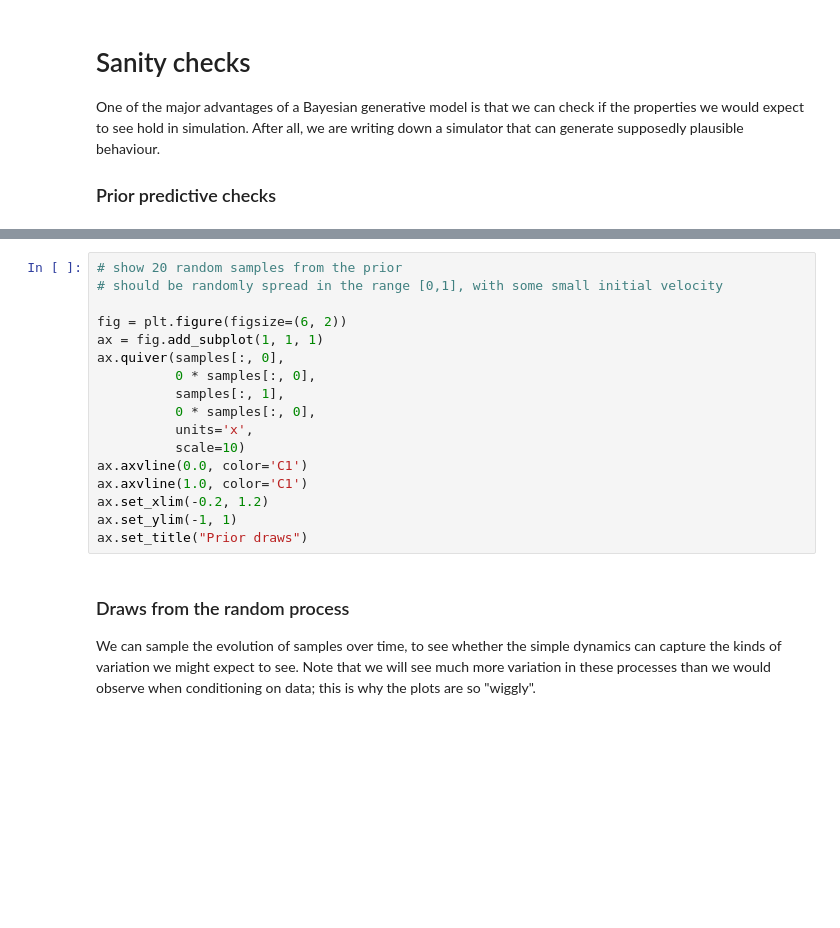
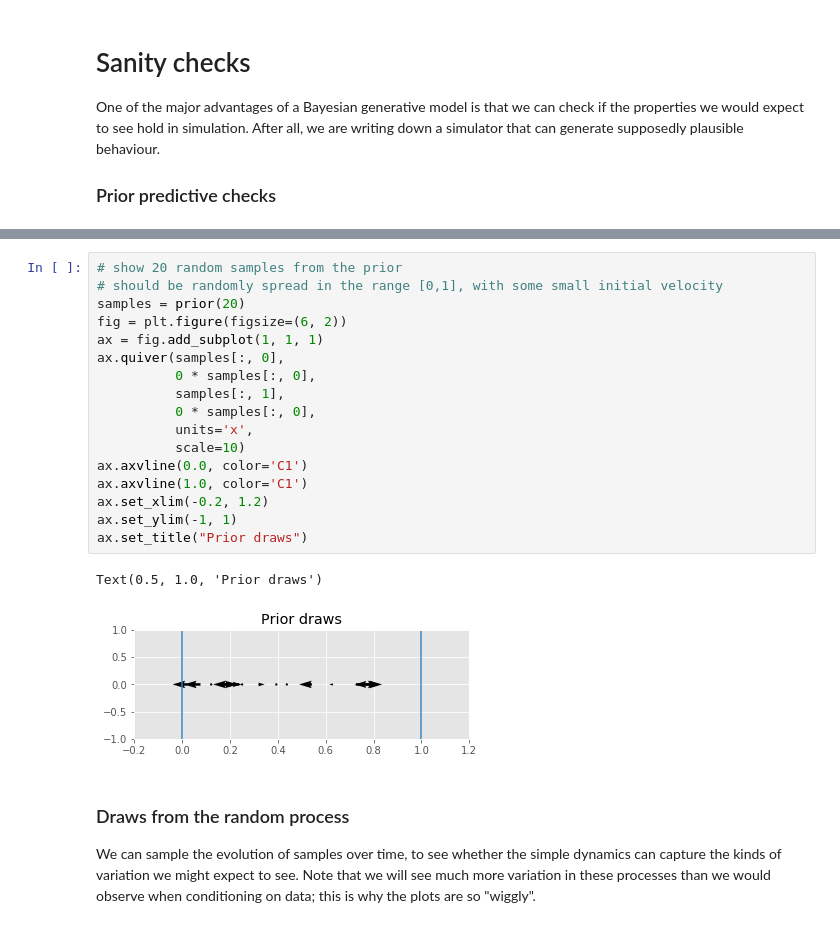
Before and after one commit to johnhw/chi_course_2019, a Jupyter notebook: 01_intro_to_bayesian_methods/Introduction_to_Bayesian_Methods_in_HCI.ipynb, the cells around one changed output, grey strips where cells are left out. Cells and saved outputs as stored; diff of their text form; blank space fills up the shorter version.

```diff
--- a/01_intro_to_bayesian_methods/Introduction_to_Bayesian_Methods_in_HCI.ipynb
+++ b/01_intro_to_bayesian_methods/Introduction_to_Bayesian_Methods_in_HCI.ipynb
@@ -817,20 +839,23 @@ hist_plot(samples[:,1], 'Prior velocity')
 # %%
 # show 20 random samples from the prior
 # should be randomly spread in the range [0,1], with some small initial velocity
-
+samples = prior(20)
 fig = plt.figure(figsize=(6, 2))
 ax = fig.add_subplot(1, 1, 1)
 ax.quiver(samples[:, 0],
           0 * samples[:, 0],
           samples[:, 1],
           0 * samples[:, 0],
           units='x',
           scale=10)
 ax.axvline(0.0, color='C1')
 ax.axvline(1.0, color='C1')
 ax.set_xlim(-0.2, 1.2)
 ax.set_ylim(-1, 1)
 ax.set_title("Prior draws")
+# %% [output]
+Text(0.5, 1.0, 'Prior draws')
+[figure, added]
 # %% [markdown]
 ### Draws from the random process
 We can sample the evolution of samples over time, to see whether the simple dynamics can capture the kinds of variation we might expect to see. Note that we will see much more variation in these processes than we would observe when conditioning on data; this is why the plots are so "wiggly".
```
Also changed, not shown: parts of 11 cells of this notebook.
